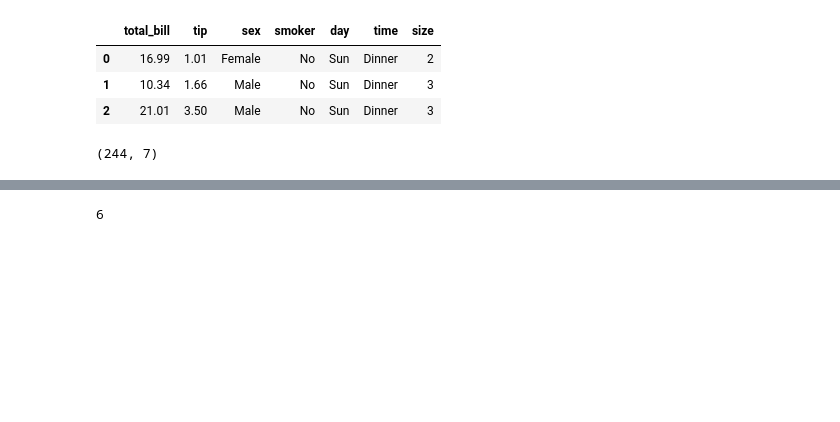
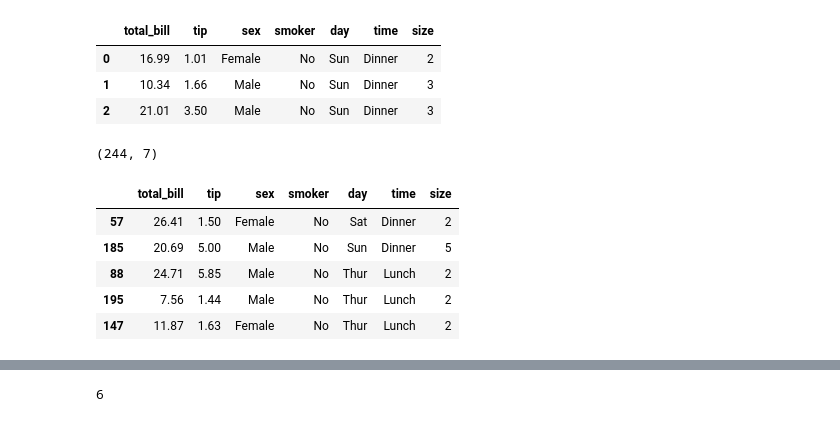
Before and after one commit to choiyun9yu/DataAnalysis, a Jupyter notebook: 빅분기 실기 자료/eduatoz/02. 판다스/[pandas_05]_Statistic_LAB.ipynb, the cells around one changed output, grey strips where cells are left out. Cells and saved outputs as stored; diff of their text form; code cells hidden in the pictures; blank space fills up the shorter version.

```diff
--- a/빅분기 실기 자료/eduatoz/02. 판다스/[pandas_05]_Statistic_LAB.ipynb
+++ b/빅분기 실기 자료/eduatoz/02. 판다스/[pandas_05]_Statistic_LAB.ipynb
@@ -57,6 +73,14 @@ tips.head(3)
 # %%
 # [2] 단순 무작위 추출 - 비율 사용
 # 0.02(2%) 추출 : 244 * 0.02 = 4.88 -> 5개
+tips.sample(frac=0.02, random_state=777)
+# %% [output]
+|  | total_bill | tip | sex | smoker | day | time | size |
+| 57 | 26.41 | 1.50 | Female | No | Sat | Dinner | 2 |
+| 185 | 20.69 | 5.00 | Male | No | Sun | Dinner | 5 |
+| 88 | 24.71 | 5.85 | Male | No | Thur | Lunch | 2 |
+| 195 | 7.56 | 1.44 | Male | No | Thur | Lunch | 2 |
+| 147 | 11.87 | 1.63 | Female | No | Thur | Lunch | 2 |
 # %%
 # [3] 단순 무작위 추출 - 정수 사용
 # 5개 sample 추출
```
Also changed, not shown: parts of 7 cells of this notebook, 3 other files.
